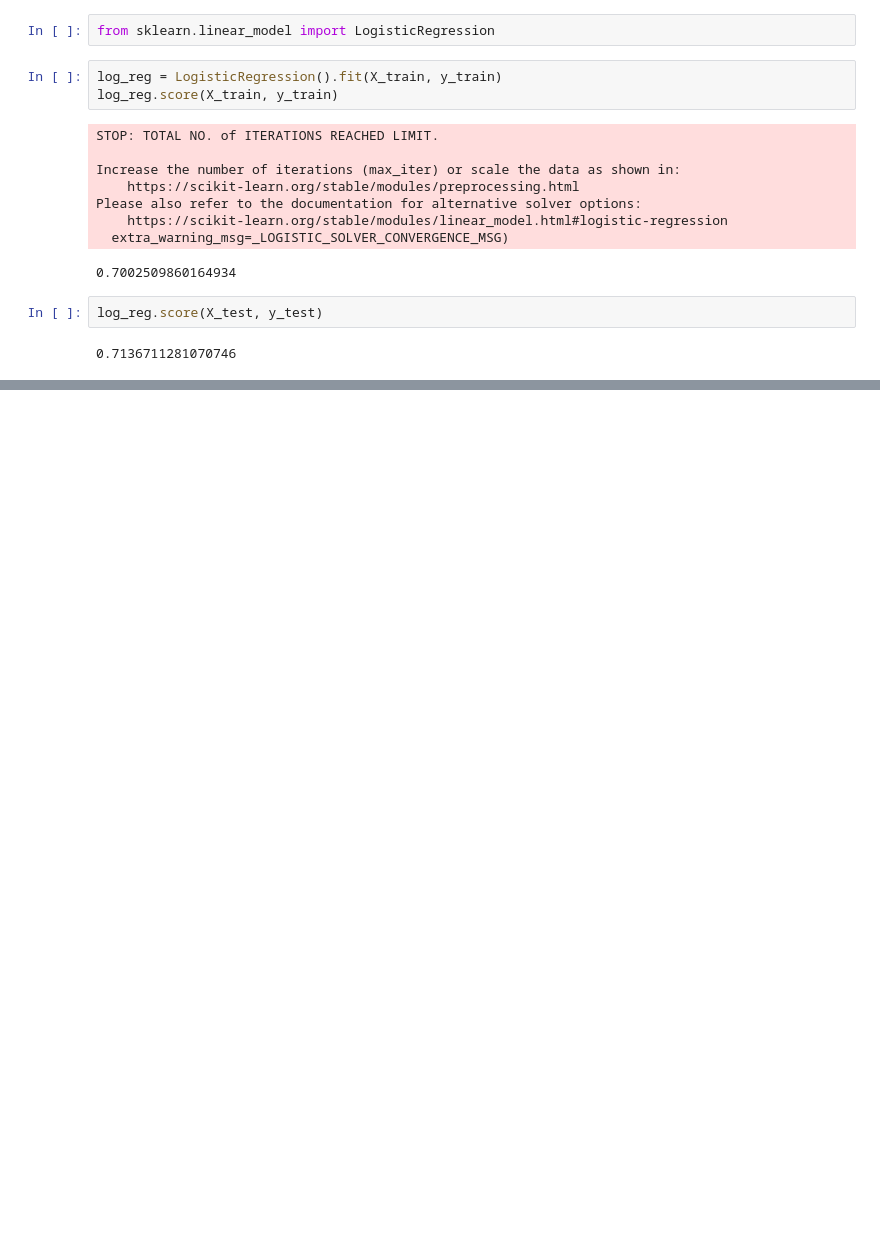
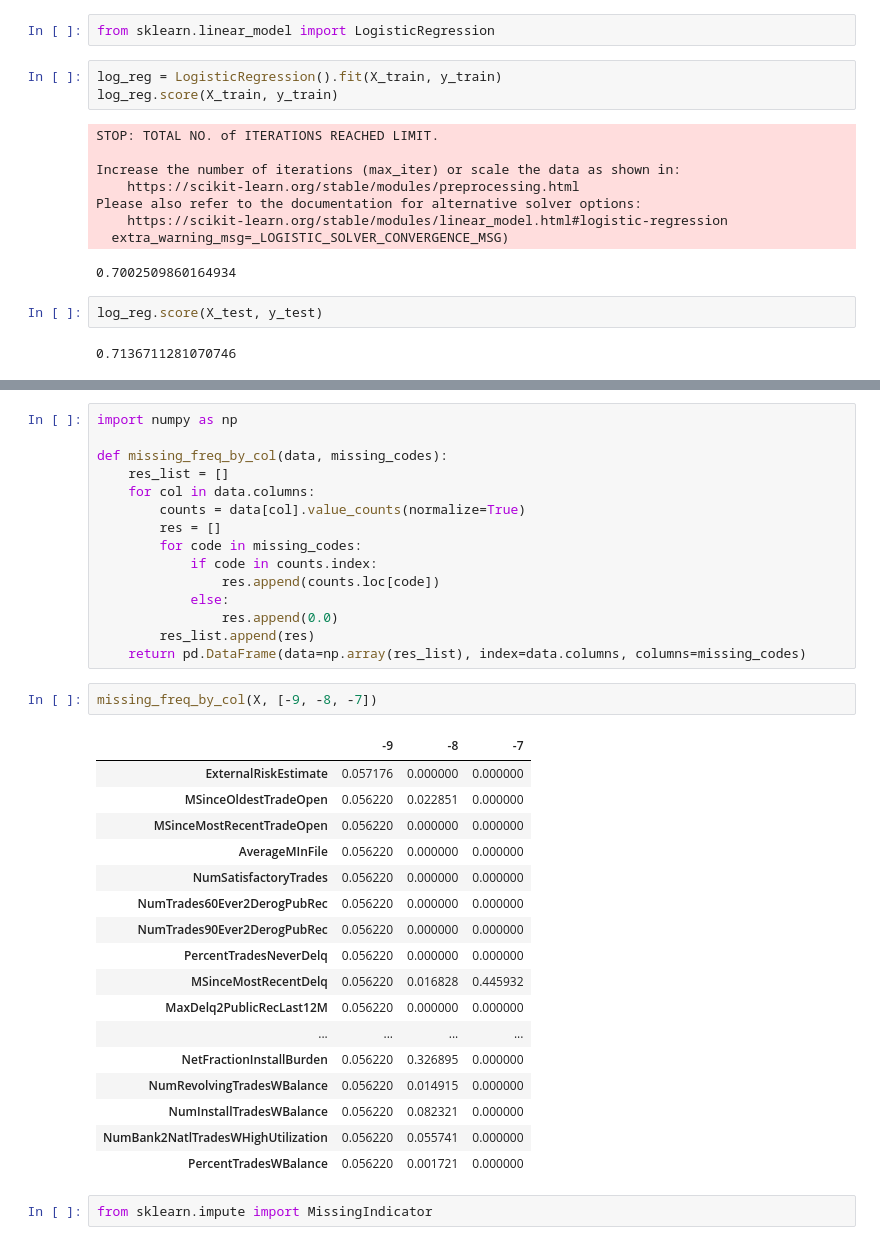
Before and after one commit to felixpeters/ethical-ai-tooling, a Jupyter notebook: nbs/01_Credit_Scoring_Models.ipynb, the cells around one changed output, grey strips where cells are left out. Cells and saved outputs as stored; diff of their text form; blank space fills up the shorter version.

```diff
--- a/nbs/01_Credit_Scoring_Models.ipynb
+++ b/nbs/01_Credit_Scoring_Models.ipynb
@@ -117,0 +127,37 @@ log_reg.score(X_test, y_test)
+# %%
+import numpy as np
+
+def missing_freq_by_col(data, missing_codes):
+    res_list = []
+    for col in data.columns:
+        counts = data[col].value_counts(normalize=True)
+        res = []
+        for code in missing_codes:
+            if code in counts.index:
+                res.append(counts.loc[code])
+            else:
+                res.append(0.0)
+        res_list.append(res)
+    return pd.DataFrame(data=np.array(res_list), index=data.columns, columns=missing_codes)
+# %%
+missing_freq_by_col(X, [-9, -8, -7])
+# %% [output]
+|  | -9 | -8 | -7 |
+| ExternalRiskEstimate | 0.057176 | 0.000000 | 0.000000 |
+| MSinceOldestTradeOpen | 0.056220 | 0.022851 | 0.000000 |
+| MSinceMostRecentTradeOpen | 0.056220 | 0.000000 | 0.000000 |
+| AverageMInFile | 0.056220 | 0.000000 | 0.000000 |
+| NumSatisfactoryTrades | 0.056220 | 0.000000 | 0.000000 |
+| NumTrades60Ever2DerogPubRec | 0.056220 | 0.000000 | 0.000000 |
+| NumTrades90Ever2DerogPubRec | 0.056220 | 0.000000 | 0.000000 |
+| PercentTradesNeverDelq | 0.056220 | 0.000000 | 0.000000 |
+| MSinceMostRecentDelq | 0.056220 | 0.016828 | 0.445932 |
+| MaxDelq2PublicRecLast12M | 0.056220 | 0.000000 | 0.000000 |
+| ... | ... | ... | ... |
+| NetFractionInstallBurden | 0.056220 | 0.326895 | 0.000000 |
+| NumRevolvingTradesWBalance | 0.056220 | 0.014915 | 0.000000 |
+| NumInstallTradesWBalance | 0.056220 | 0.082321 | 0.000000 |
+| NumBank2NatlTradesWHighUtilization | 0.056220 | 0.055741 | 0.000000 |
+| PercentTradesWBalance | 0.056220 | 0.001721 | 0.000000 |
+# %%
+from sklearn.impute import MissingIndicator
```
Also changed, not shown: parts of 18 cells of this notebook.
